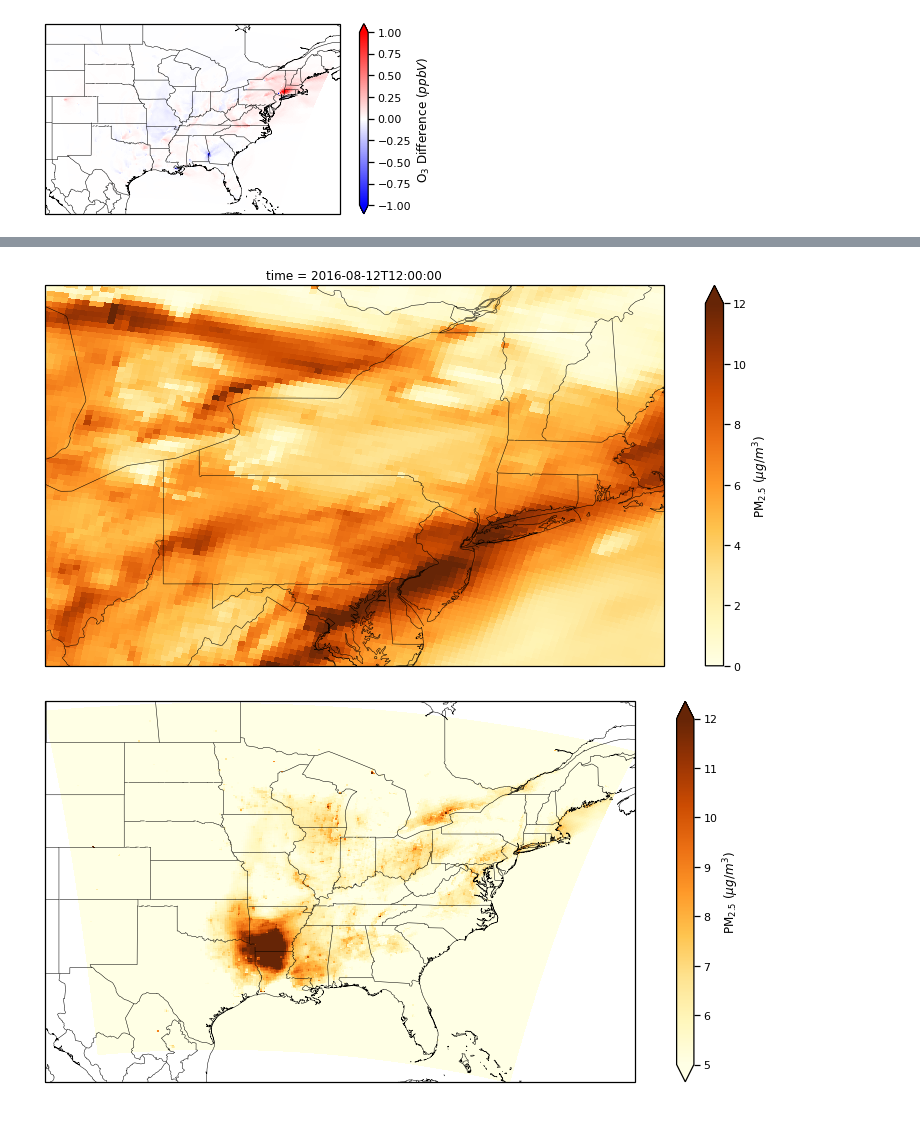
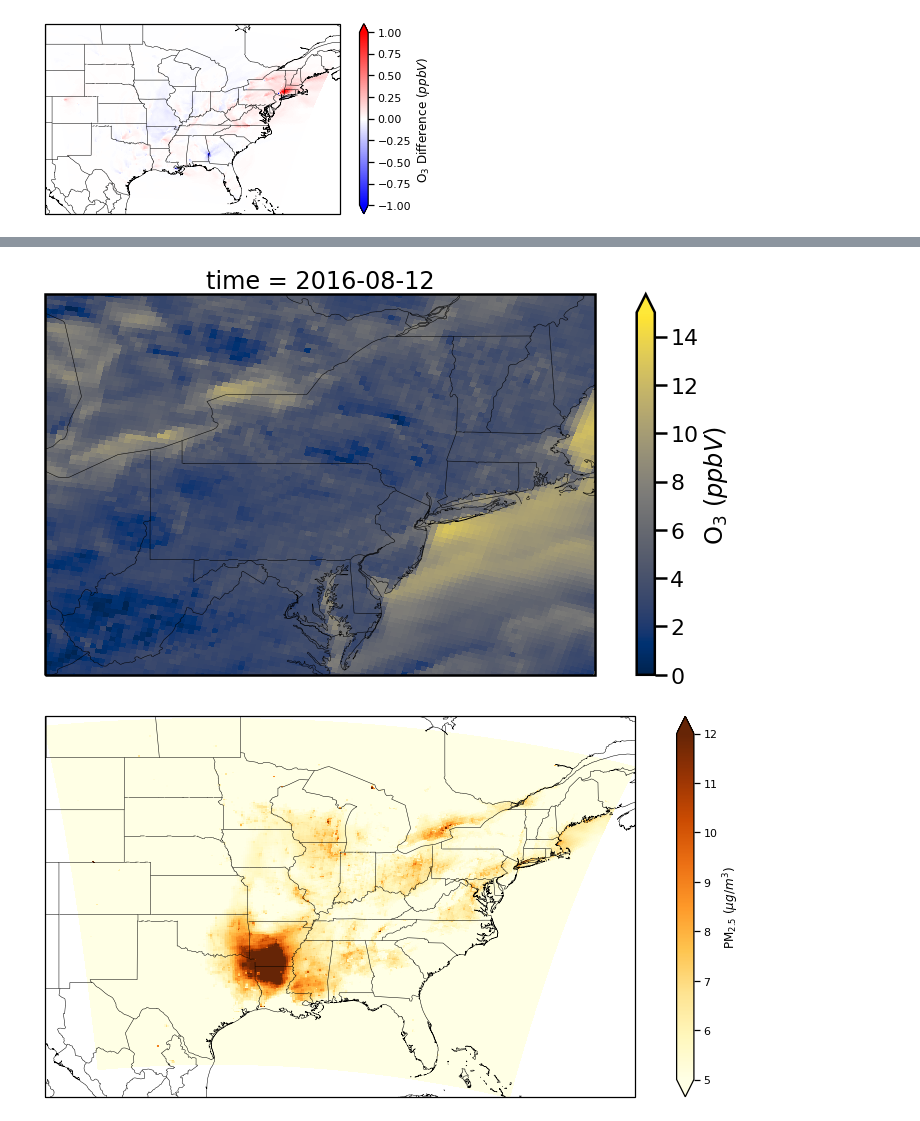
Before and after one commit to jeffreysward/cmaqpy, a Jupyter notebook: notebooks/Visualize cctm output dev.ipynb, the cells around one changed output, grey strips where cells are left out. Saved outputs shown, nothing was run; the diff lists cells and outputs as text; code cells hidden in the pictures.

```diff
--- a/notebooks/Visualize cctm output dev.ipynb
+++ b/notebooks/Visualize cctm output dev.ipynb
@@ -178,12 +157,14 @@ for ts in c.time:
 # %%
 # This creates a more involved plot
 pm25_now = c.PM25_TOT.sel(time='2016-08-12 12:00')
-pollution_plot(pm25_now, vmin=0, vmax=12, cmap=cm.get_cmap('YlOrBr'),
-               extent = [-83, -70, 38, 46],
-               cbar_label='PM$_{2.5}$ ($\mu g/m^{3}$)',
+o3_now = c.O3.sel(time='2016-08-12 00')
+wind_now = c.WSPD10.sel(time='2016-08-12 00')
+plots.pollution_plot(wind_now, vmin=0, vmax=15, cmap=cm.get_cmap('cividis'),
+               extent = [-83, -70, 37, 46],
+               cbar_label='O$_3$ ($ppbV$)',
                titlestr=None, savefig=False, figpath='./pollution_plot.png')
 # %% [output]
-[figure, old version]
+[figure, new version]
 # %%
 # Produce a mean plot for PM2.5
 pollution_plot(c.PM25_TOT.mean(dim='time'), vmin=5, vmax=12, cmap=cm.get_cmap('YlOrBr'), cbar_label='PM$_{2.5}$ ($\mu g/m^{3}$)',
```
Also changed, not shown: parts of 10 cells of this notebook, 7 other files.
